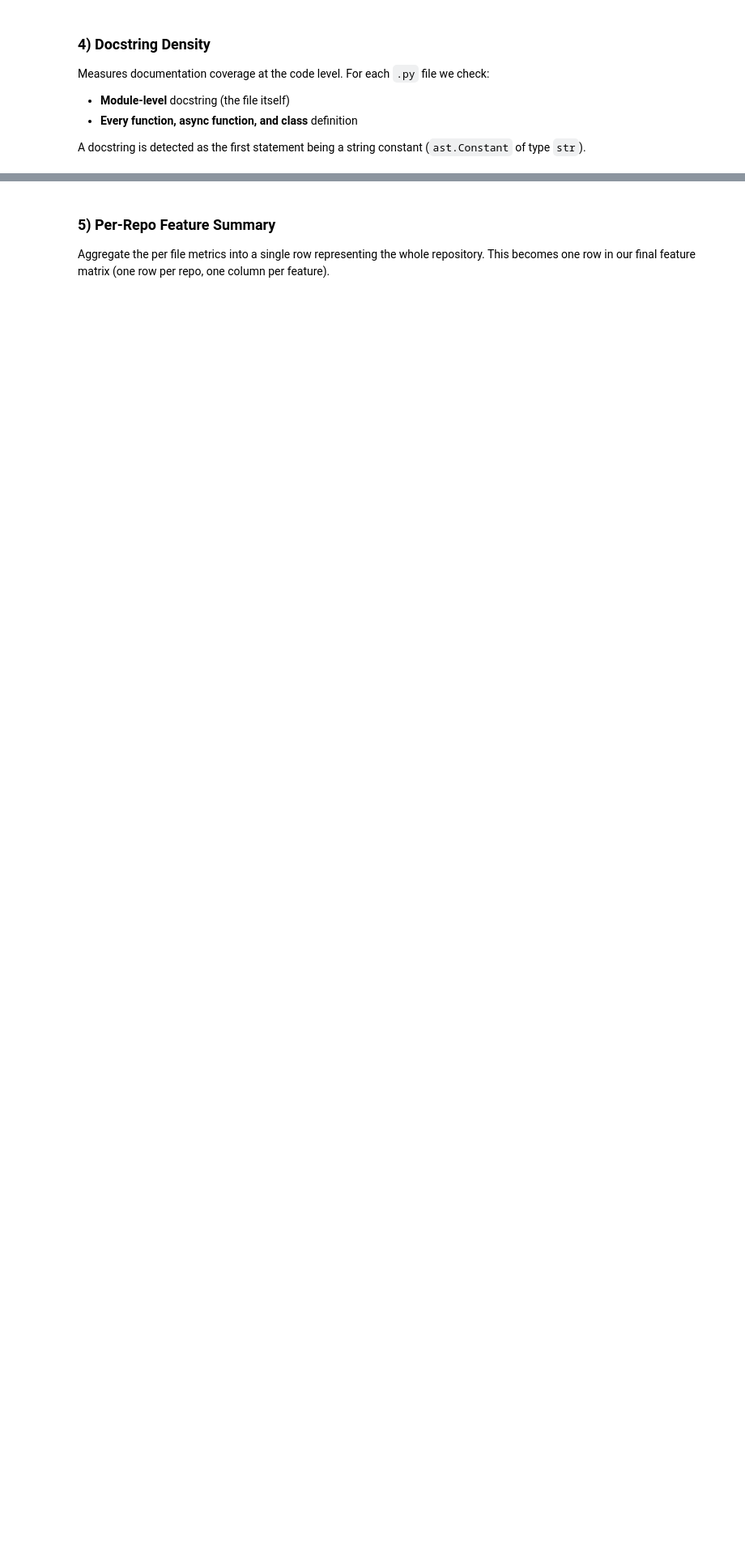
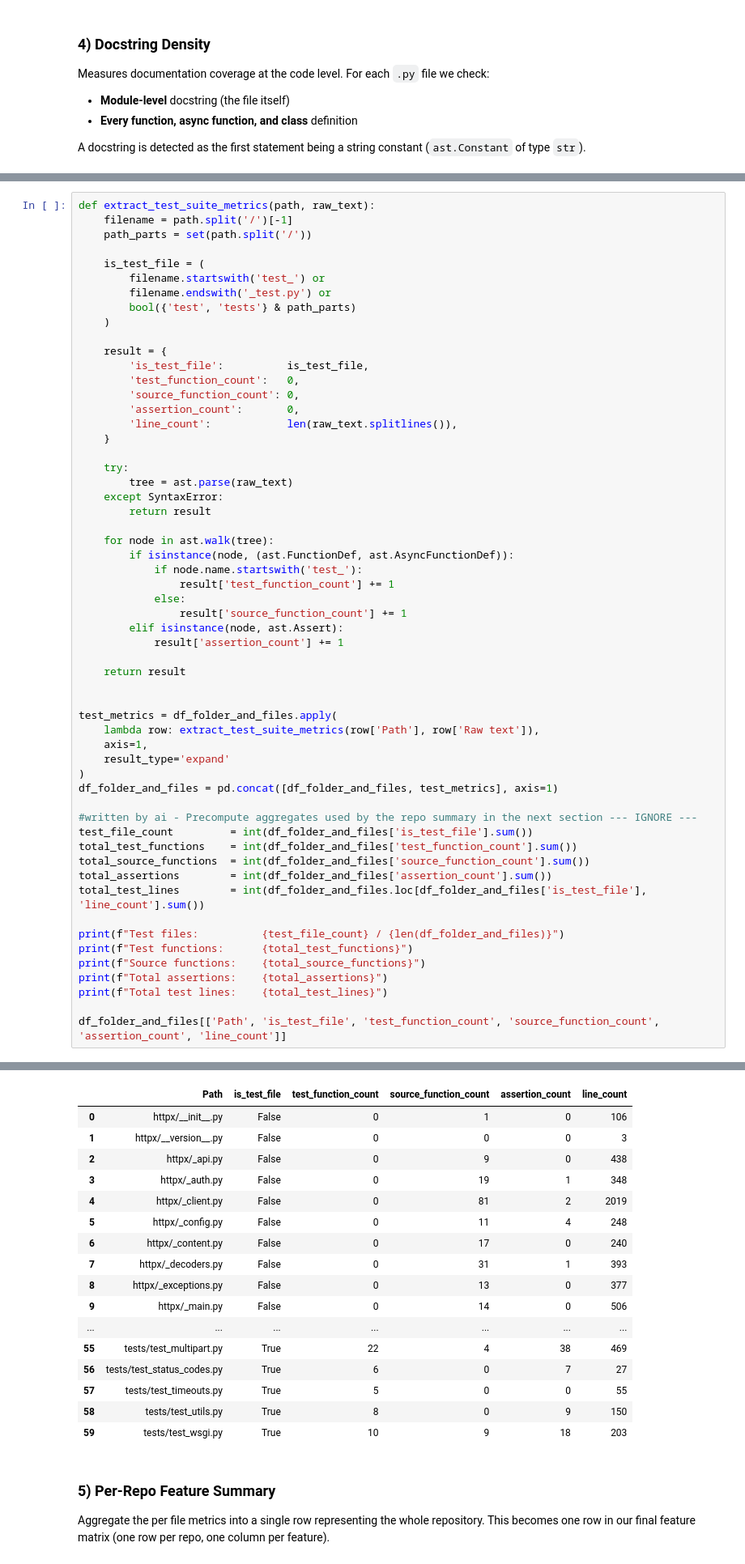
Before and after one commit to bhollis6/cs540_dataset_ready, a Jupyter notebook: main.ipynb, the cells around one changed output, grey strips where cells are left out. Shown at 81% size. Drawn from its saved outputs; the diff is of its cells as text; blank space fills up the shorter version.

```diff
--- a/main.ipynb
+++ b/main.ipynb
@@ -431,0 +435,58 @@ df_folder_and_files[['Path', 'total_documentable', 'with_docstring', 'docstring_
+# %%
+def extract_test_suite_metrics(path, raw_text):
+    filename = path.split('/')[-1]
+    path_parts = set(path.split('/'))
+
+    is_test_file = (
+        filename.startswith('test_') or
+        filename.endswith('_test.py') or
+        bool({'test', 'tests'} & path_parts)
+    )
+
+    result = {
+        'is_test_file':          is_test_file,
+        'test_function_count':   0,
+        'source_function_count': 0,
+        'assertion_count':       0,
+        'line_count':            len(raw_text.splitlines()),
+    }
+
+    try:
+        tree = ast.parse(raw_text)
+    except SyntaxError:
+        return result
+
+    for node in ast.walk(tree):
+        if isinstance(node, (ast.FunctionDef, ast.AsyncFunctionDef)):
+            if node.name.startswith('test_'):
+                result['test_function_count'] += 1
+            else:
+                result['source_function_count'] += 1
+        elif isinstance(node, ast.Assert):
+            result['assertion_count'] += 1
+
+    return result
+
+
+test_metrics = df_folder_and_files.apply(
+    lambda row: extract_test_suite_metrics(row['Path'], row['Raw text']),
+    axis=1,
+    result_type='expand'
+)
+df_folder_and_files = pd.concat([df_folder_and_files, test_metrics], axis=1)
+
+#written by ai - Precompute aggregates used by the repo summary in the next section --- IGNORE ---
+test_file_count         = int(df_folder_and_files['is_test_file'].sum())
+total_test_functions    = int(df_folder_and_files['test_function_count'].sum())
+total_source_functions  = int(df_folder_and_files['source_function_count'].sum())
+total_assertions        = int(df_folder_and_files['assertion_count'].sum())
+total_test_lines        = int(df_folder_and_files.loc[df_folder_and_files['is_test_file'], 'line_count'].sum())
+
+print(f"Test files:          {test_file_count} / {len(df_folder_and_files)}")
+print(f"Test functions:      {total_test_functions}")
+print(f"Source functions:    {total_source_functions}")
+print(f"Total assertions:    {total_assertions}")
+print(f"Total test lines:    {total_test_lines}")
+
+df_folder_and_files[['Path', 'is_test_file', 'test_function_count', 'source_function_count', 'assertion_count', 'line_count']]
+# %% [output]
@@ -432,3 +498,20 @@ df_folder_and_files[['Path', 'total_documentable', 'with_docstring', 'docstring_
+|  | Path | is_test_file | test_function_count | source_function_count | assertion_count | line_count |
+| 0 | httpx/__init__.py | False | 0 | 1 | 0 | 106 |
+| 1 | httpx/__version__.py | False | 0 | 0 | 0 | 3 |
+| 2 | httpx/_api.py | False | 0 | 9 | 0 | 438 |
+| 3 | httpx/_auth.py | False | 0 | 19 | 1 | 348 |
+| 4 | httpx/_client.py | False | 0 | 81 | 2 | 2019 |
+| 5 | httpx/_config.py | False | 0 | 11 | 4 | 248 |
+| 6 | httpx/_content.py | False | 0 | 17 | 0 | 240 |
+| 7 | httpx/_decoders.py | False | 0 | 31 | 1 | 393 |
+| 8 | httpx/_exceptions.py | False | 0 | 13 | 0 | 377 |
+| 9 | httpx/_main.py | False | 0 | 14 | 0 | 506 |
+| ... | ... | ... | ... | ... | ... | ... |
+| 55 | tests/test_multipart.py | True | 22 | 4 | 38 | 469 |
+| 56 | tests/test_status_codes.py | True | 6 | 0 | 7 | 27 |
+| 57 | tests/test_timeouts.py | True | 5 | 0 | 0 | 55 |
+| 58 | tests/test_utils.py | True | 8 | 0 | 9 | 150 |
+| 59 | tests/test_wsgi.py | True | 10 | 9 | 18 | 203 |
 # %% [markdown]
 ### 5) Per-Repo Feature Summary
 Aggregate the per file metrics into a single row representing the whole repository. This becomes one row in our final feature matrix (one row per repo, one column per feature).
```
Also changed, not shown: parts of 4 cells of this notebook, 1 other file.
